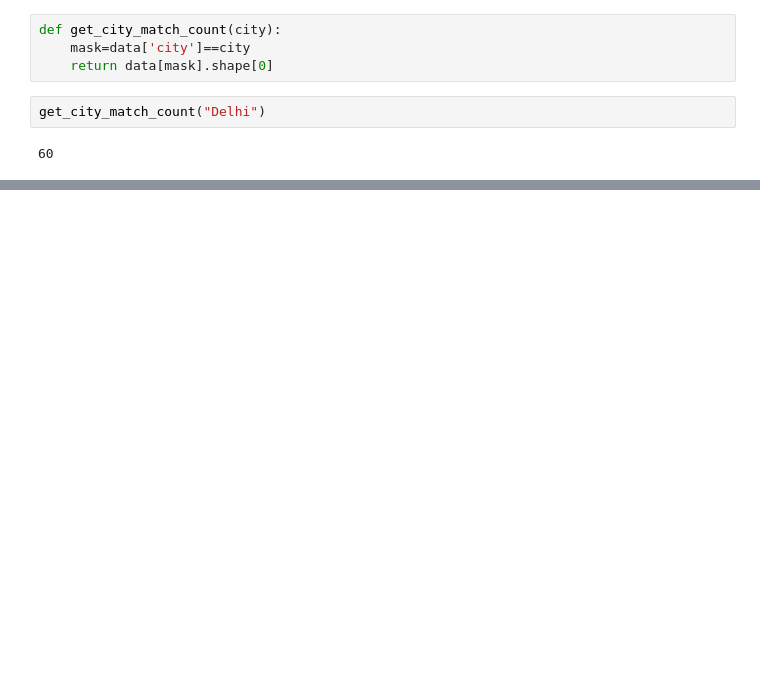
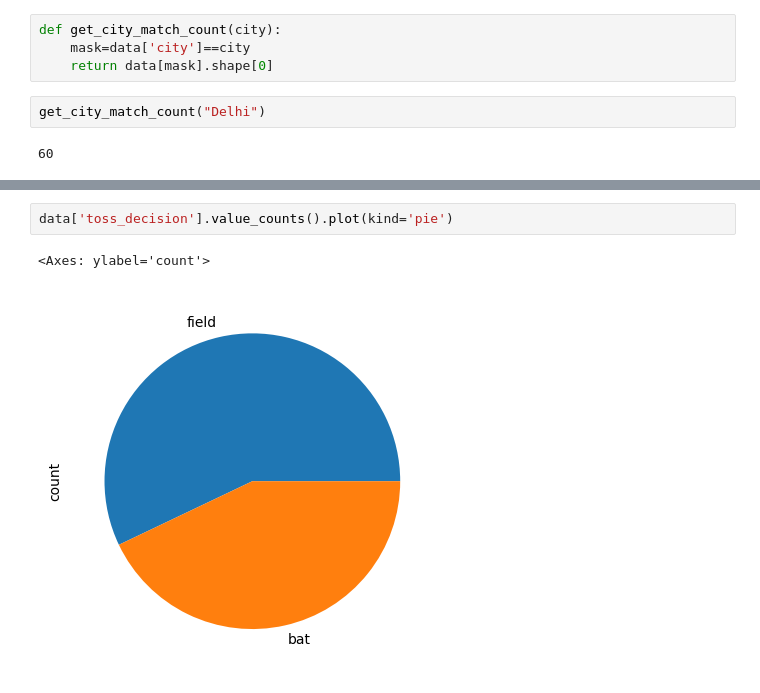
Before and after one commit to Aashish-Raghav/Machine-Learning, a Jupyter notebook: Juypter/Pandas.ipynb, the cells around one changed output, grey strips where cells are left out. Cells and saved outputs as stored; diff of their text form; blank space fills up the shorter version.

```diff
--- a/Juypter/Pandas.ipynb
+++ b/Juypter/Pandas.ipynb
@@ -107,0 +142,5 @@ get_city_match_count("Delhi")
+# %%
+data['toss_decision'].value_counts().plot(kind='pie')
+# %% [output]
+<Axes: ylabel='count'>
+[figure, added]
```
Also changed, not shown: parts of 5 cells of this notebook.
